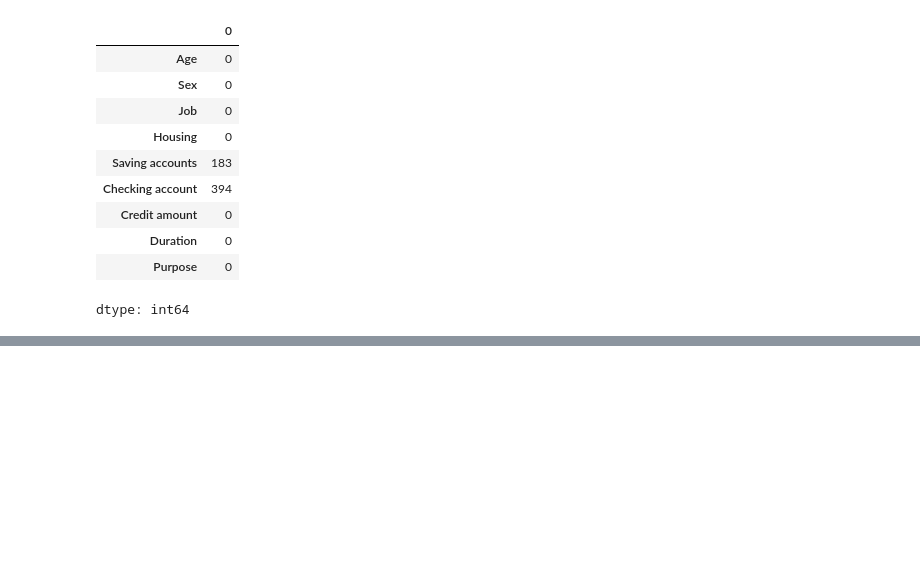
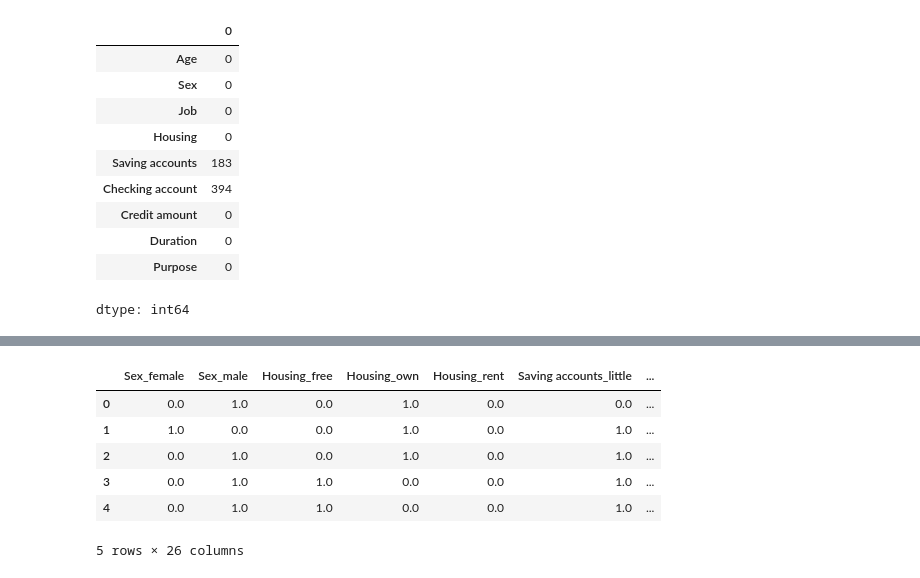
Before and after one commit to omrani-wiem/stage_code_alpha, a Jupyter notebook: stage_code_alpha.ipynb, the cells around one changed output, grey strips where cells are left out. Cells and saved outputs as stored; diff of their text form; code cells hidden in the pictures; blank space fills up the shorter version.

```diff
--- a/stage_code_alpha.ipynb
+++ b/stage_code_alpha.ipynb
@@ -99,0 +145,10 @@ AttributeError: 'numpy.ndarray' object has no attribute 'dtypes'
+# %%
+X_df.head()
+# %% [output]
+|  | Sex_female | Sex_male | Housing_free | Housing_own | Housing_rent | Saving accounts_little | ... |
+| 0 | 0.0 | 1.0 | 0.0 | 1.0 | 0.0 | 0.0 | ... |
+| 1 | 1.0 | 0.0 | 0.0 | 1.0 | 0.0 | 1.0 | ... |
+| 2 | 0.0 | 1.0 | 0.0 | 1.0 | 0.0 | 1.0 | ... |
+| 3 | 0.0 | 1.0 | 1.0 | 0.0 | 0.0 | 1.0 | ... |
+| 4 | 0.0 | 1.0 | 1.0 | 0.0 | 0.0 | 1.0 | ... |
+5 rows × 26 columns
```
Also changed, not shown: parts of 19 cells of this notebook.
